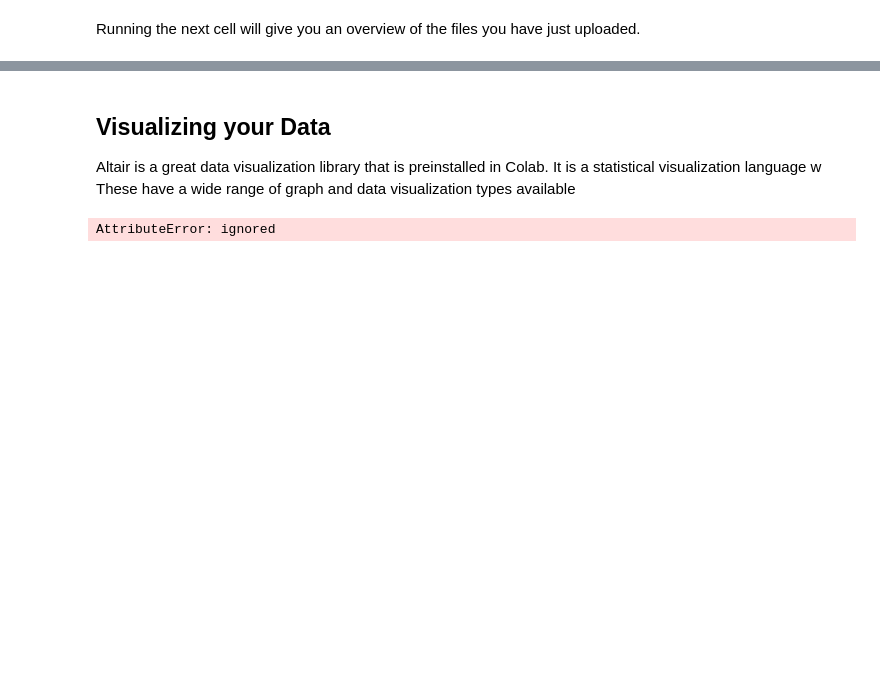
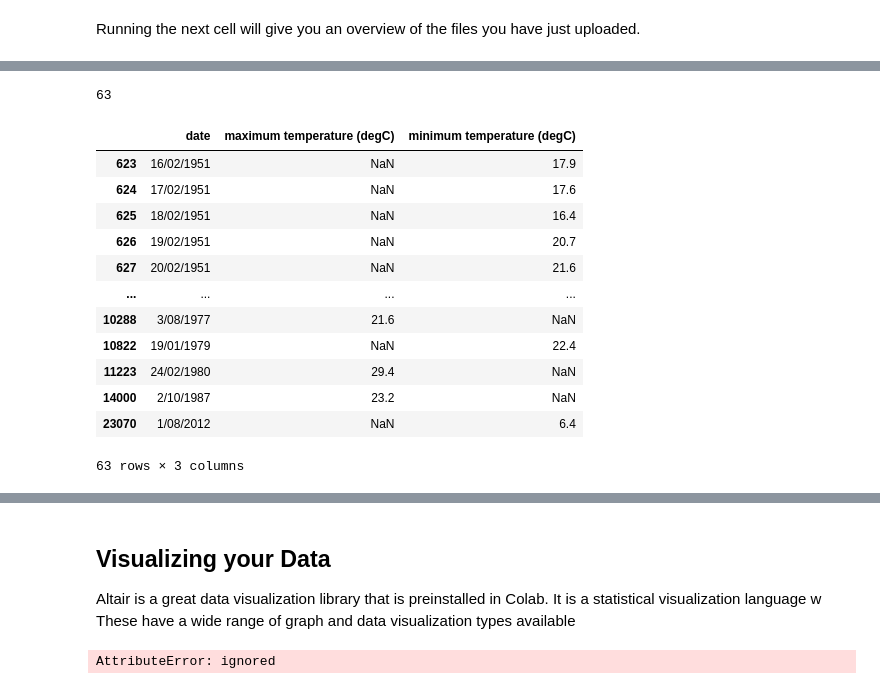
Before and after one commit to Doongka/GHDColabExamples, a Jupyter notebook: Visualising_Data.ipynb, the cells around one changed output, grey strips where cells are left out. Drawn from its saved outputs; the diff is of its cells as text; code cells hidden in the pictures; blank space fills up the shorter version.

```diff
--- a/Visualising_Data.ipynb
+++ b/Visualising_Data.ipynb
@@ -73,0 +79,3 @@ data.
+# %%
+cleansed_data = data.drop(df.index[0])
+cleansed_data.head()
@@ -73,0 +89,3 @@ data.
+# %%
+cleansed_data = cleansed_data.drop(['site number', 'site name'], axis=1)
+cleansed_data.head()
@@ -73,0 +110,22 @@ data.
+# %%
+missing_data = cleansed_data['maximum temperature (degC)'].isna()
+missing_data = missing_data | cleansed_data['minimum temperature (degC)'].isna()
+missing_data.sum()
+# %% [output]
+63
+# %%
+cleansed_data.loc[missing_data,:]
+# %% [output]
+|  | date | maximum temperature (degC) | minimum temperature (degC) |
+| 623 | 16/02/1951 | NaN | 17.9 |
+| 624 | 17/02/1951 | NaN | 17.6 |
+| 625 | 18/02/1951 | NaN | 16.4 |
+| 626 | 19/02/1951 | NaN | 20.7 |
+| 627 | 20/02/1951 | NaN | 21.6 |
+| ... | ... | ... | ... |
+| 10288 | 3/08/1977 | 21.6 | NaN |
+| 10822 | 19/01/1979 | NaN | 22.4 |
+| 11223 | 24/02/1980 | 29.4 | NaN |
+| 14000 | 2/10/1987 | 23.2 | NaN |
+| 23070 | 1/08/2012 | NaN | 6.4 |
+63 rows × 3 columns
```
Also changed, not shown: parts of 14 cells of this notebook.
